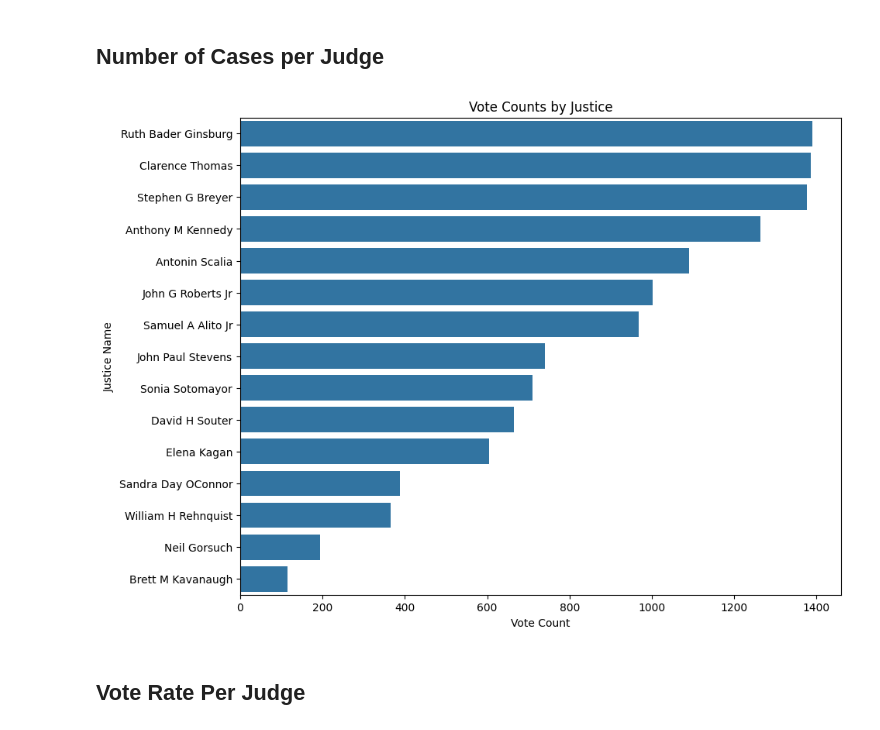
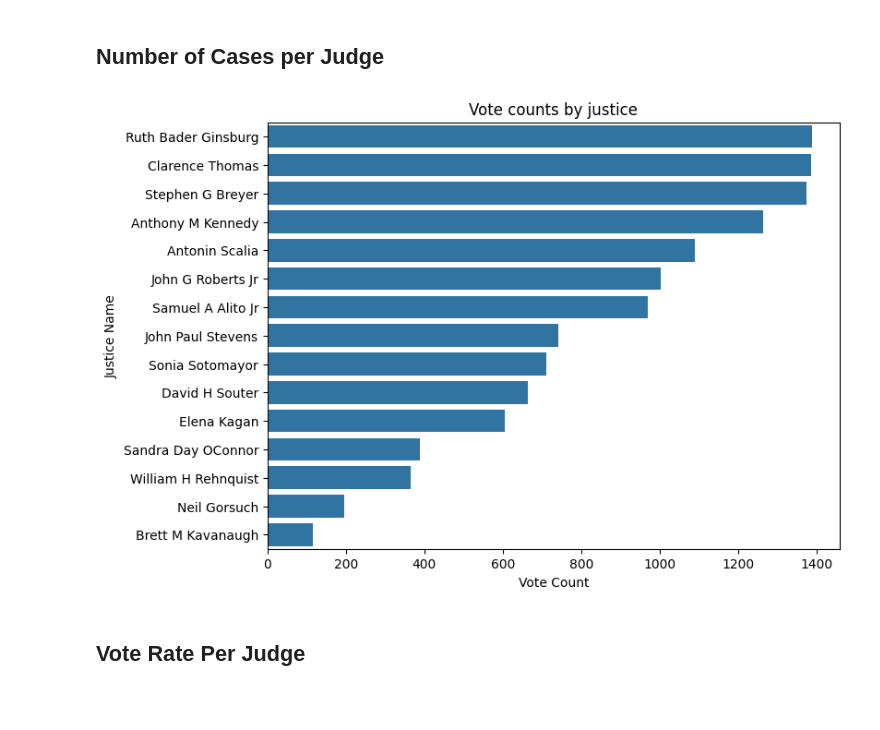
Before and after one commit to wagnerlmichael/supreme_court_nlp, a Jupyter notebook: eda/summary_stats.ipynb, the cells around one changed output. Drawn from its saved outputs; the diff is of its cells as text; code cells hidden in the pictures; blank space fills up the shorter version.

```diff
--- a/eda/summary_stats.ipynb
+++ b/eda/summary_stats.ipynb
@@ -33,36 +33,36 @@ df_base = pd.concat(df_list, axis=0, ignore_index=True)
 # %%
 data = [ # dm'd from matt
         ('Ruth Bader Ginsburg', 1390),
         ('Clarence Thomas', 1387),
         ('Stephen G Breyer', 1376),
         ('Anthony M Kennedy', 1264),
         ('Antonin Scalia', 1090),
         ('John G Roberts Jr', 1003),
         ('Samuel A Alito Jr', 969),
         ('John Paul Stevens', 741),
         ('Sonia Sotomayor', 710),
         ('David H Souter', 665),
         ('Elena Kagan', 605),
         ('Sandra Day OConnor', 388),
         ('William H Rehnquist', 365),
         ('Neil Gorsuch', 195),
         ('Brett M Kavanaugh', 115)
         ]
 
 df = pd.DataFrame(data, columns=['Name', 'Votes'])
 
 default_blue = sns.color_palette()[0]
 
-plt.figure(figsize=(10,8))
+plt.figure(figsize=(8,6))
 sns.barplot(x='Votes', y='Name', data=df, color=default_blue)
-plt.title('Vote Counts by Justice')
+plt.title('Vote counts by justice')
 plt.xlabel('Vote Count')
 plt.ylabel('Justice Name')
 
 plt.savefig(os.path.join(eda_figures_path, 'votes_per_justice.png'),
             bbox_inches='tight')
 # %% [output]
-[figure, old version]
+[figure, new version]
 # %% [markdown]
 ## Vote Rate Per Judge
 # %% [markdown]
```
Also changed, not shown: parts of 7 cells of this notebook, 3 other files.
